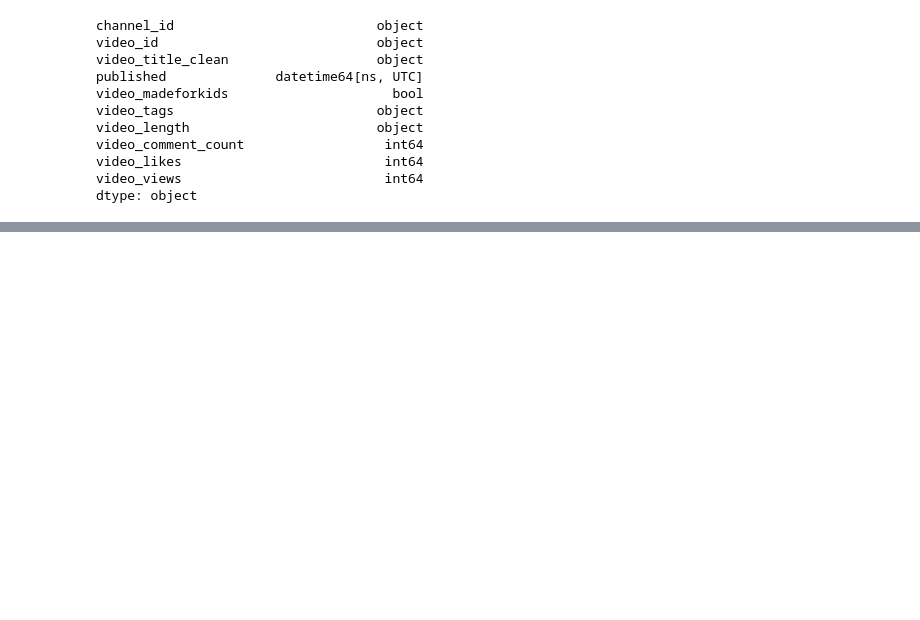
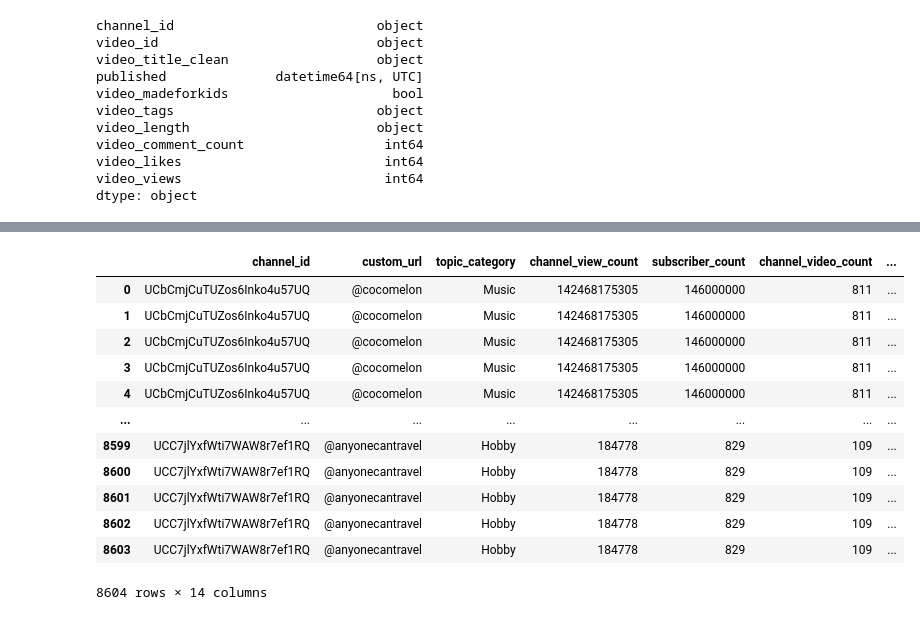
Before and after one commit to SNEHALDD/Youtube_Video_Analysis, a Jupyter notebook: Database/cleaning_dataframe.ipynb, the cells around one changed output, grey strips where cells are left out. Cells and saved outputs as stored; diff of their text form; code cells hidden in the pictures; blank space fills up the shorter version.

```diff
--- a/Database/cleaning_dataframe.ipynb
+++ b/Database/cleaning_dataframe.ipynb
@@ -115,0 +211,20 @@ ParserError: hour must be in 0..23: 29:52
+# %%
+channel_views_labels=['0-1000 views','1,000-100,000 views','100,000-1 mil views','1 mil-5 mil views','5 mil- 100 mil','100 mil- 500 mil views','500 mil- 1 billion views','1 bil- 100 billion views', 'over 100 billion views']
+channel_views_bins=[0,1000,100000,1000000,5000000,100000000,500000000,1000000000,100000000000,150000000000]
+
+joined_df["channel_views_binned"]=pd.cut(joined_df["channel_view_count"], channel_views_bins, labels=channel_views_labels)
+joined_df
+# %% [output]
+|  | channel_id | custom_url | topic_category | channel_view_count | subscriber_count | channel_video_count | ... |
+| 0 | UCbCmjCuTUZos6Inko4u57UQ | @cocomelon | Music | 142468175305 | 146000000 | 811 | ... |
+| 1 | UCbCmjCuTUZos6Inko4u57UQ | @cocomelon | Music | 142468175305 | 146000000 | 811 | ... |
+| 2 | UCbCmjCuTUZos6Inko4u57UQ | @cocomelon | Music | 142468175305 | 146000000 | 811 | ... |
+| 3 | UCbCmjCuTUZos6Inko4u57UQ | @cocomelon | Music | 142468175305 | 146000000 | 811 | ... |
+| 4 | UCbCmjCuTUZos6Inko4u57UQ | @cocomelon | Music | 142468175305 | 146000000 | 811 | ... |
+| ... | ... | ... | ... | ... | ... | ... | ... |
+| 8599 | UCC7jlYxfWti7WAW8r7ef1RQ | @anyonecantravel | Hobby | 184778 | 829 | 109 | ... |
+| 8600 | UCC7jlYxfWti7WAW8r7ef1RQ | @anyonecantravel | Hobby | 184778 | 829 | 109 | ... |
+| 8601 | UCC7jlYxfWti7WAW8r7ef1RQ | @anyonecantravel | Hobby | 184778 | 829 | 109 | ... |
+| 8602 | UCC7jlYxfWti7WAW8r7ef1RQ | @anyonecantravel | Hobby | 184778 | 829 | 109 | ... |
+| 8603 | UCC7jlYxfWti7WAW8r7ef1RQ | @anyonecantravel | Hobby | 184778 | 829 | 109 | ... |
+8604 rows × 14 columns
```
Also changed, not shown: parts of 22 cells of this notebook, 1 other file.
